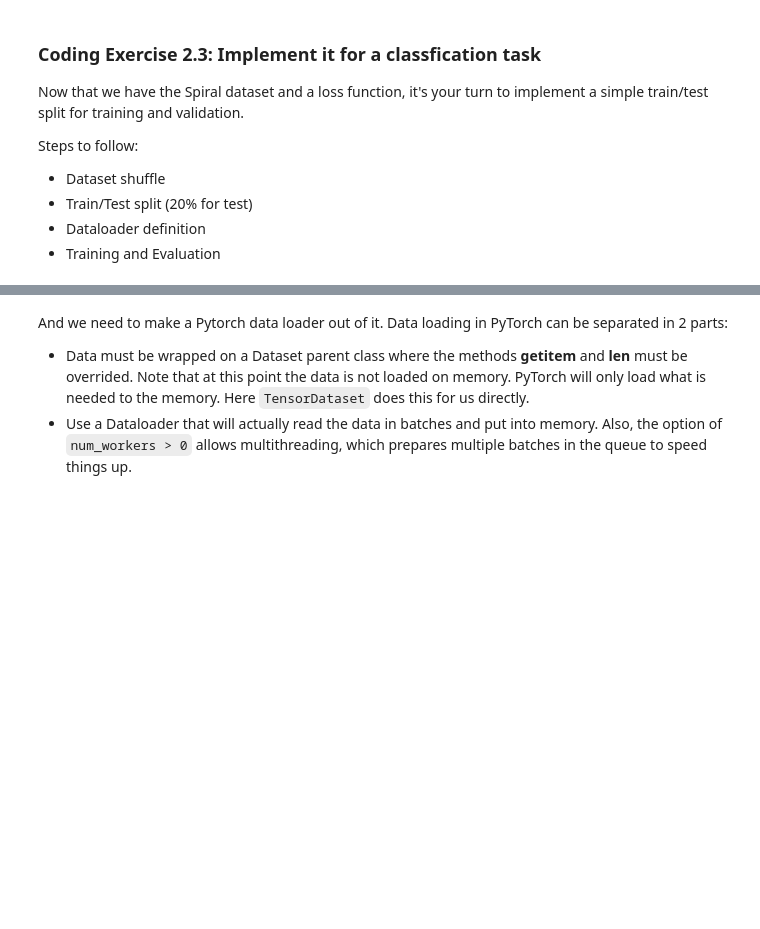
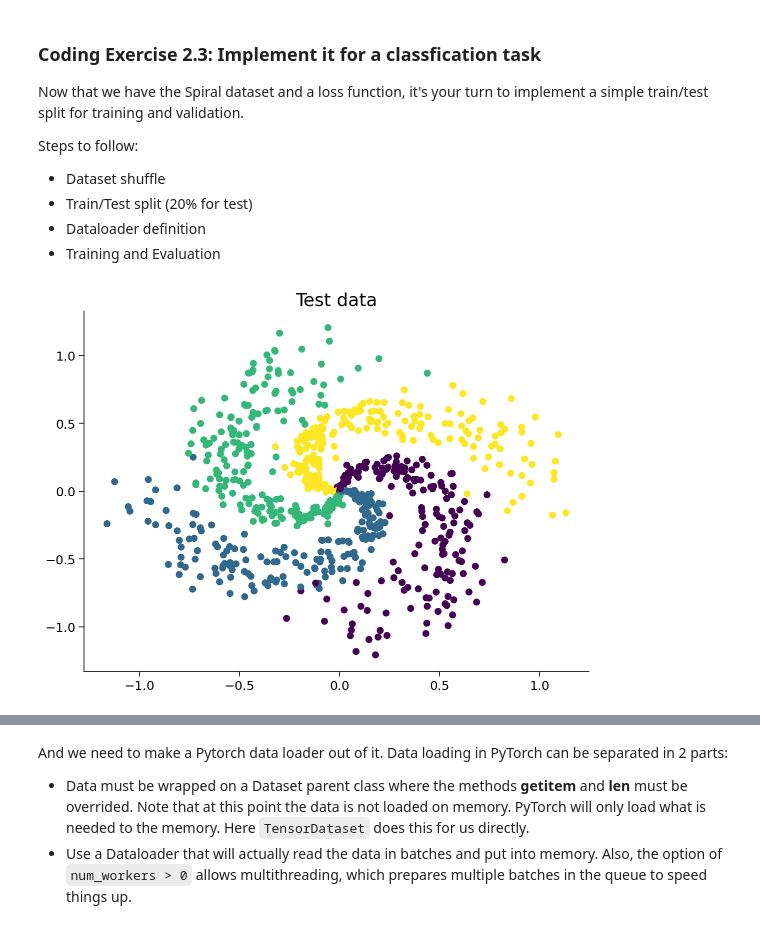
Before and after one commit to fabxy/course-content-dl, a Jupyter notebook: tutorials/W1D3_MultiLayerPerceptrons/W1D3_Tutorial1.ipynb, the cells around one changed output, grey strips where cells are left out. Cells and saved outputs as stored; diff of their text form; code cells hidden in the pictures; blank space fills up the shorter version.

```diff
--- a/tutorials/W1D3_MultiLayerPerceptrons/W1D3_Tutorial1.ipynb
+++ b/tutorials/W1D3_MultiLayerPerceptrons/W1D3_Tutorial1.ipynb
@@ -437,7 +439,7 @@ The objective is to design an MLP with these properties:
 \end{equation}
 # %%
 class Net(nn.Module):
-  def __init__(self, actv, input_feature_num, hidden_unit_nums, output_feature_num):
+  def __init__(self, actv, actv_args, input_feature_num, hidden_unit_nums, output_feature_num):
     super(Net, self).__init__()
     self.input_feature_num = input_feature_num # save the input size for reshapinng later
     self.mlp = nn.Sequential() # Initialize layers of MLP
@@ -456,7 +458,8 @@ class Net(nn.Module):
       in_num = out_num # assign next layer input using current layer output
       self.mlp.add_module('Linear_%d'%i, layer) # append layer to the model with a name
 
-      actv_layer = eval('nn.%s'%actv) # Assign activation function (eval allows us to instantiate object from string)
+      # actv_layer = eval('nn.%s'%actv) # Assign activation function (eval allows us to instantiate object from string)
+      actv_layer = actv(*actv_args)
       self.mlp.add_module('Activation_%d'%i, actv_layer) # append activation to the model with a name
 
     out_layer = nn.Linear(in_num, output_feature_num) # Create final layer
@@ -470,10 +473,10 @@ class Net(nn.Module):
     ####################################################################
     # Fill in missing code below (...),
     # then remove or comment the line below to test your function
-    raise NotImplementedError("Run MLP model")
+    # raise NotImplementedError("Run MLP model")
     ####################################################################
 
-    logits = ... # forward pass of MLP
+    logits = self.mlp(x)
     return logits
 
 # add event to airtable
@@ -483,5 +486,6 @@ atform.add_event('Coding Exercise 2: Implement a general-purpose MLP in Pytorch'
 input = torch.zeros((100, 2))
 ## Uncomment below to create network and test it on input
 # net = Net(actv='LeakyReLU(0.1)', input_feature_num=2, hidden_unit_nums=[100, 10, 5], output_feature_num=1).to(DEVICE)
-# y = net(input.to(DEVICE))
-# print(f'The output shape is {y.shape} for an input of shape {input.shape}')
+net = Net(actv=nn.LeakyReLU, actv_args=[0.1] , input_feature_num=2, hidden_unit_nums=[100, 10, 5], output_feature_num=1).to(DEVICE)
+y = net(input.to(DEVICE))
+print(f'The output shape is {y.shape} for an input of shape {input.shape}')
@@ -746,37 +760,39 @@ Steps to follow:
 # %%
 def shuffle_and_split_data(X, y, seed):
   # set seed for reproducibility
   torch.manual_seed(seed)
   # Number of samples
   N = X.shape[0]
   ####################################################################
   # Fill in missing code below (...),
   # then remove or comment the line below to test your function
-  raise NotImplementedError("Shuffle & split data")
+  #raise NotImplementedError("Shuffle & split data")
   ####################################################################
   # Shuffle data
-  shuffled_indices = ...   # get indices to shuffle data, could use torch.randperm
+  shuffled_indices = torch.randperm(N)   # get indices to shuffle data, could use torch.randperm
   X = X[shuffled_indices]
   y = y[shuffled_indices]
 
   # Split data into train/test
-  test_size = ...    # assign test datset size using 20% of samples
+  test_size = int(0.2*N)    # assign test datset size using 20% of samples
   X_test = X[:test_size]
   y_test = y[:test_size]
   X_train = X[test_size:]
   y_train = y[test_size:]
 
   return X_test, y_test, X_train, y_train
 
 # add event to airtable
 atform.add_event('Coding Exercise 2.3: Implement for a classfication task')
 
 
 ## Uncomment below to test your function
-# X_test, y_test, X_train, y_train = shuffle_and_split_data(X, y, seed=SEED)
-# plt.scatter(X_test[:, 0], X_test[:, 1], c=y_test)
-# plt.title('Test data')
-# plt.show()
+X_test, y_test, X_train, y_train = shuffle_and_split_data(X, y, seed=SEED)
+plt.scatter(X_test[:, 0], X_test[:, 1], c=y_test)
+plt.title('Test data')
+plt.show()
+# %% [output]
+[figure, added]
 # %%
 # to_remove solution
 def shuffle_and_split_data(X, y, seed):
```
Also changed, not shown: parts of 14 cells of this notebook.
